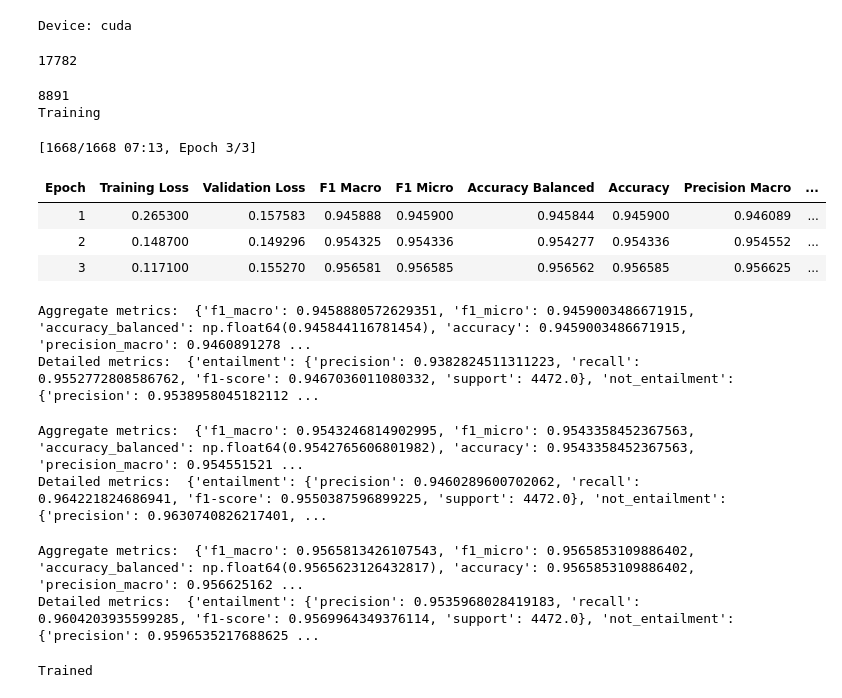
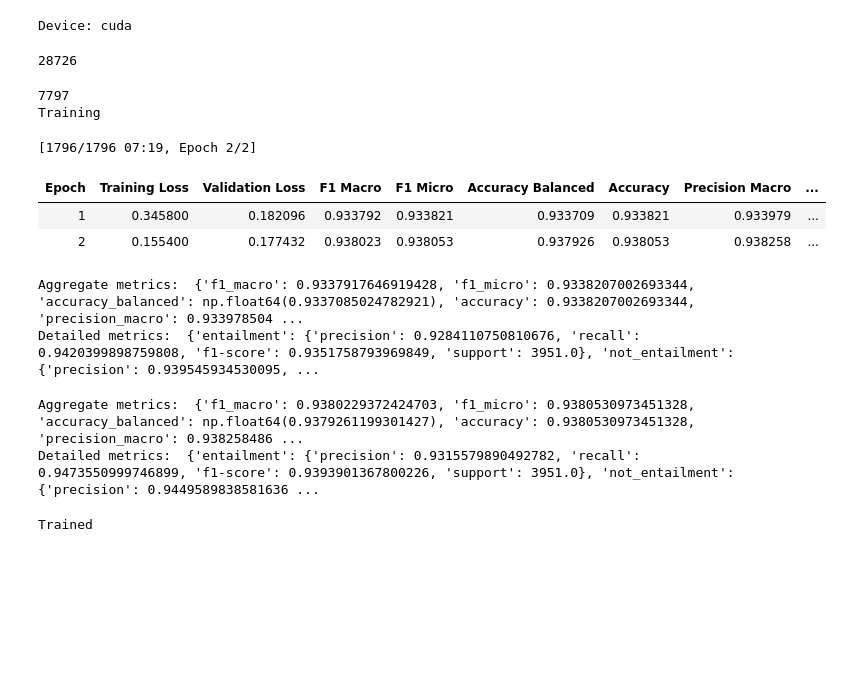
Before and after one commit to Epiconcept-Paris/roast-beef-and-croissants, a Jupyter notebook: 02. Train.ipynb, the cells around one changed output. Saved outputs shown, nothing was run; the diff lists cells and outputs as text; code cells hidden in the pictures; blank space fills up the shorter version.

Commit message:
Improving performace by using ancestors descriptions in training

```diff
--- a/02. Train.ipynb
+++ b/02. Train.ipynb
@@ -16,6 +16,7 @@ SEED = 44
 
 def main():
     model_name="MoritzLaurer/deberta-v3-base-zeroshot-v1.1-all-33"
+    mode = "trained-with-parents" #"retrained"
     force_cpu = False
     device = "cuda" if torch.cuda.is_available() and not force_cpu else "cpu"
     print(f"Device: {device}")
@@ -37,10 +38,7 @@ def main():
         return tokenizer(examples["text"], examples["hypothesis"], truncation=True)
 
 
-    train_test = get_training_formatted().sample(frac = 0.5)
-    limit = int(len(train_test)/3)
-    training = train_test.iloc[limit:3*limit, :]
-    test = train_test.iloc[:limit, :]
+    training, test = get_training_formatted(mode = mode)
 
     encoded_dataset_train = datasets.Dataset.from_pandas(training).map(tokenize_func, batched=True)
     print(len(encoded_dataset_train))
@@ -75,7 +73,7 @@ def main():
         per_device_eval_batch_size=eval_batch,
         gradient_accumulation_steps=gradient_accumulation_steps,  # (!adapt/halve batch size accordingly). accumulates gradients over X steps, only then backward/update. decreases memory usage, but also slightly speed
         #eval_accumulation_steps=2,
-        num_train_epochs=3,
+        num_train_epochs=2,
         #max_steps=400,
         #warmup_steps=0,  # 1000,
         warmup_ratio=0.06,  #0.1, 0.06
@@ -118,7 +116,7 @@ def main():
             flush()
             release_memory(model)
 
-    model_path = f'data/{model_name.split("/")[-1]}-zeroshot-retrained'
+    model_path = f'data/{model_name.split("/")[-1]}-zeroshot-{mode}'
 
 
     trainer.save_model(output_dir=model_path)
@@ -157,51 +155,81 @@ def compute_metrics_standard(eval_pred, label_text_alphabetical=None):
         labels, preds_max, labels=np.sort(pd.factorize(label_text_alphabetical, sort=True)[0]),
         target_names=label_text_alphabetical, sample_weight=None,
         digits=2, output_dict=True, zero_division='warn'),
     "\n")
 
     return metrics
 
-def get_training_formatted():
+def get_training_formatted(mode):
     with open("data/datasets-training-test.pickle", "rb") as f:
         d = pickle.load(f)
 
     training = d["baseterm"]["training"]
     codes =  [*training.category]
     random.seed(SEED)
     def other_codes(code):
         return [*{*random.sample(codes, 1)} - {code}]
     training["other_code"] = training.apply(lambda r: other_codes(r["category"]), axis = 1)
     isa = training[["text", "hierarchy", "category"]]
     isa["labels"] = 0
     isnot =  training.explode("other_code")[["text", "hierarchy", "other_code"]].rename(columns = {"other_code":"category"})
     isnot["labels"] = 1
     training = pd.concat([isa, isnot], ignore_index = True).sort_values(["text", "labels"])
     terms = pd.read_pickle("data/terms.pickle").set_index(["hierarchyCode", "termCode"])
     joined = training.join(terms, on=["hierarchy", "category"], how='inner', lsuffix='', rsuffix='', sort=False, validate="many_to_one")
     #assert len(training) == len(joined), f"{len(training)} != {len(joined)}"
-    joined = joined[["text", "termExtendedName", "labels"]].rename(columns = {"termExtendedName": "hypothesis"})
-    joined["hypothesis"] = "This food is a: "+ joined["hypothesis"].map(str)
-    joined["task_name"] = "food classification"
-    return joined.reset_index()
+    joined = joined.reset_index()
+    limit = int(len(joined)/3)
+    joined = joined.sample(frac=1, random_state=SEED)
+    train = joined.iloc[limit:3*limit, :]
+    test = joined.iloc[:limit, :]
+    dfs = [train, test]
+    if mode == "trained-with-parents":
+        hCode = d["baseterm"]["training"].hierarchy.unique().tolist()
+        assert len(hCode) == 1
+        hCode = hCode[0]
+        terms = pd.read_pickle("data/terms.pickle")
+        parents =  {a:b for a,b in terms[terms.hierarchyCode == hCode][["termCode", "parentCode"]].values}
+        descs = {a:b for a,b in terms[terms.hierarchyCode == hCode][["termCode", "termExtendedName"]].values}
+        for i in range(0, len(dfs)):
+            current = {(text, code):(desc, label) for code,text,desc, label in dfs[i][["category", "text", "termExtendedName", "labels"]].values}
+            labels = [0, 1] #start with 0 positive and then 1 negative
+            for lab in labels:
+                l = 0
+                while l < len(current):
+                    l = len(current)
+                    toadd = {(text, parents[code]): (descs[parents[code]], label) for (text, code), (desc, label) in current.items() if parents[code] != "root" and label == lab and (text, parents[code]) not in current }
+                    #print (lab, len(train), len(toadd))
+                    current = {**current, **toadd}
+            dfs[i] =  pd.DataFrame([{"text":text,"termExtendedName":desc, "labels":label } for (text, code),(desc, label) in current.items()]).drop_duplicates()
+            dfs[i] = dfs[i].rename(columns = {"termExtendedName": "hypothesis"})
+            dfs[i]["hypothesis"] = "This food is a: "+ dfs[i]["hypothesis"].map(str)
+            dfs[i]["task_name"] = "food classification"
+            # balancing classes
+
+
+    cols = ["text", "hypothesis", "labels", "task_name"]
+    #limiyting class umbalance
+    tr = dfs[0].drop_duplicates().groupby(["hypothesis", "labels"]).head(20)[cols]
+    te = dfs[1].drop_duplicates().groupby(["hypothesis", "labels"]).head(4)[cols]
+    tr.to_csv(f"data/training-{mode}.csv")
+    te.to_csv(f"data/validate-{mode}.csv")
+    return tr,te
 
 main()
 # %% [output]
 Device: cuda
-17782
+28726
-8891
+7797
 Training
-[1668/1668 07:13, Epoch 3/3]
+[1796/1796 07:19, Epoch 2/2]
 | Epoch | Training Loss | Validation Loss | F1 Macro | F1 Micro | Accuracy Balanced | Accuracy | Precision Macro | ... |
-| 1 | 0.265300 | 0.157583 | 0.945888 | 0.945900 | 0.945844 | 0.945900 | 0.946089 | ... |
-| 2 | 0.148700 | 0.149296 | 0.954325 | 0.954336 | 0.954277 | 0.954336 | 0.954552 | ... |
-| 3 | 0.117100 | 0.155270 | 0.956581 | 0.956585 | 0.956562 | 0.956585 | 0.956625 | ... |
+| 1 | 0.345800 | 0.182096 | 0.933792 | 0.933821 | 0.933709 | 0.933821 | 0.933979 | ... |
+| 2 | 0.155400 | 0.177432 | 0.938023 | 0.938053 | 0.937926 | 0.938053 | 0.938258 | ... |
-Aggregate metrics:  {'f1_macro': 0.9458880572629351, 'f1_micro': 0.9459003486671915, 'accuracy_balanced': np.float64(0.945844116781454), 'accuracy': 0.9459003486671915, 'precision_macro': 0.9460891278 ...
-Detailed metrics:  {'entailment': {'precision': 0.9382824511311223, 'recall': 0.9552772808586762, 'f1-score': 0.9467036011080332, 'support': 4472.0}, 'not_entailment': {'precision': 0.9538958045182112 ...
+Aggregate metrics:  {'f1_macro': 0.9337917646919428, 'f1_micro': 0.9338207002693344, 'accuracy_balanced': np.float64(0.9337085024782921), 'accuracy': 0.9338207002693344, 'precision_macro': 0.933978504 ...
+Detailed metrics:  {'entailment': {'precision': 0.9284110750810676, 'recall': 0.9420399898759808, 'f1-score': 0.9351758793969849, 'support': 3951.0}, 'not_entailment': {'precision': 0.939545934530095, ...
-Aggregate metrics:  {'f1_macro': 0.9543246814902995, 'f1_micro': 0.9543358452367563, 'accuracy_balanced': np.float64(0.9542765606801982), 'accuracy': 0.9543358452367563, 'precision_macro': 0.954551521 ...
-Detailed metrics:  {'entailment': {'precision': 0.9460289600702062, 'recall': 0.964221824686941, 'f1-score': 0.9550387596899225, 'support': 4472.0}, 'not_entailment': {'precision': 0.9630740826217401, ...
+Aggregate metrics:  {'f1_macro': 0.9380229372424703, 'f1_micro': 0.9380530973451328, 'accuracy_balanced': np.float64(0.9379261199301427), 'accuracy': 0.9380530973451328, 'precision_macro': 0.938258486 ...
+Detailed metrics:  {'entailment': {'precision': 0.9315579890492782, 'recall': 0.9473550999746899, 'f1-score': 0.9393901367800226, 'support': 3951.0}, 'not_entailment': {'precision': 0.9449589838581636 ...
-Aggregate metrics:  {'f1_macro': 0.9565813426107543, 'f1_micro': 0.9565853109886402, 'accuracy_balanced': np.float64(0.9565623126432817), 'accuracy': 0.9565853109886402, 'precision_macro': 0.956625162 ...
-Detailed metrics:  {'entailment': {'precision': 0.9535968028419183, 'recall': 0.9604203935599285, 'f1-score': 0.9569964349376114, 'support': 4472.0}, 'not_entailment': {'precision': 0.9596535217688625 ...
+Trained
-Trained
 # %%
 #from datasets import load_dataset
 #ds = load_dataset("MoritzLaurer/dataset_train_nli")["train"]
```
Also changed, not shown: parts of 1 cell of this notebook, 2 other files.
